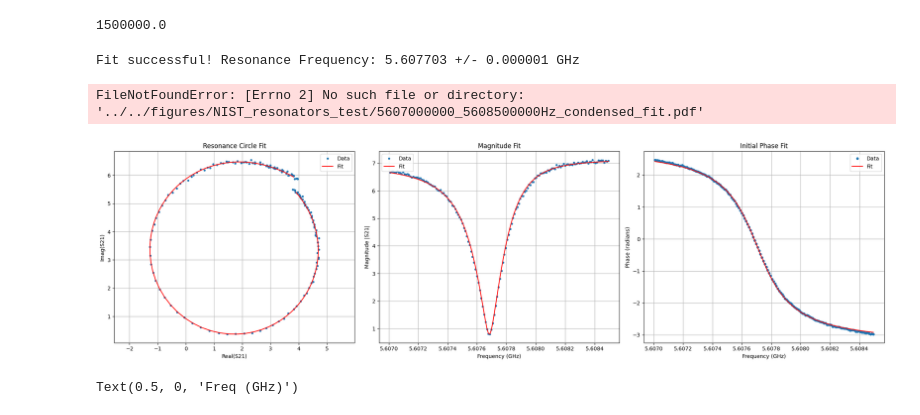
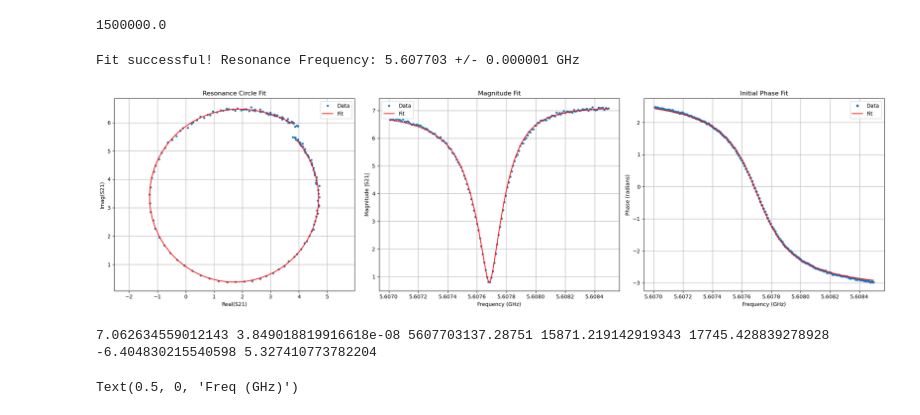
Before and after one commit to QTSF-Mines/Microwave-Multiplexing, a Jupyter notebook: resonator_fitting/NIST_resonators_Mines/resonator_fitting_test.ipynb, the cells around one changed output. Cells and saved outputs as stored; diff of their text form; code cells hidden in the pictures.

```diff
--- a/resonator_fitting/NIST_resonators_Mines/resonator_fitting_test.ipynb
+++ b/resonator_fitting/NIST_resonators_Mines/resonator_fitting_test.ipynb
@@ -13,14 +13,14 @@ The two relevent scripts are:
 
 import numpy as np
 import scipy as sp
-import circle_fitting as cf
-import resonance_fitting as rf
-import all_resonances as ar
+from resonator_fitting.include import circle_fitting as cf
+from resonator_fitting.include import resonance_fitting as rf
+from resonator_fitting.include import all_resonances as ar
 import time
 import matplotlib.pyplot as plt
 plt.ion()
 
-filename = "NIST_resonators_BenMates/frsurvey_umux300k_v6_w1_20220825.npz"
+filename = "../NIST_resonators_BenMates/frsurvey_umux300k_v6_w1_20220825.npz"
 
 ###########################################################################################
 # When we take a flux-ramp survey we should save at least the following variables:
@@ -67,12 +65,12 @@ print(f_max-f_min)
 # %%
 
 filename = "NIST_resonators_test/"+str(int(f_min))+"_"+str(int(f_max))+"Hz"
-a_fine, tau_fine, fr_fine, Qr_fine, Qc_fine, phi0_fine, chi2 = rf.refined_fit(f_region, s21_region, tau, plot_mode='condensed', filename = filename)
+a_fine, tau_fine, fr_fine, Qr_fine, Qc_fine, phi0_fine, chi2 = rf.refined_fit(f_region, s21_region, tau, plot_mode='condensed', filename = None)
 print(a_fine, tau_fine, fr_fine, Qr_fine, Qc_fine, phi0_fine, chi2)
 # %% [output]
 Fit successful! Resonance Frequency: 5.607703 +/- 0.000001 GHz
+[figure]
-FileNotFoundError: [Errno 2] No such file or directory: '../../figures/NIST_resonators_test/5607000000_5608500000Hz_condensed_fit.pdf'
+7.062634559012143 3.849018819916618e-08 5607703137.28751 15871.219142919343 17745.428839278928 -6.404830215540598 5.327410773782204
-[figure]
 # %%
 f_start = 5.45e9
 f_stop = 5.57e9
```
Also changed, not shown: parts of 1 cell of this notebook, 3 other files.
